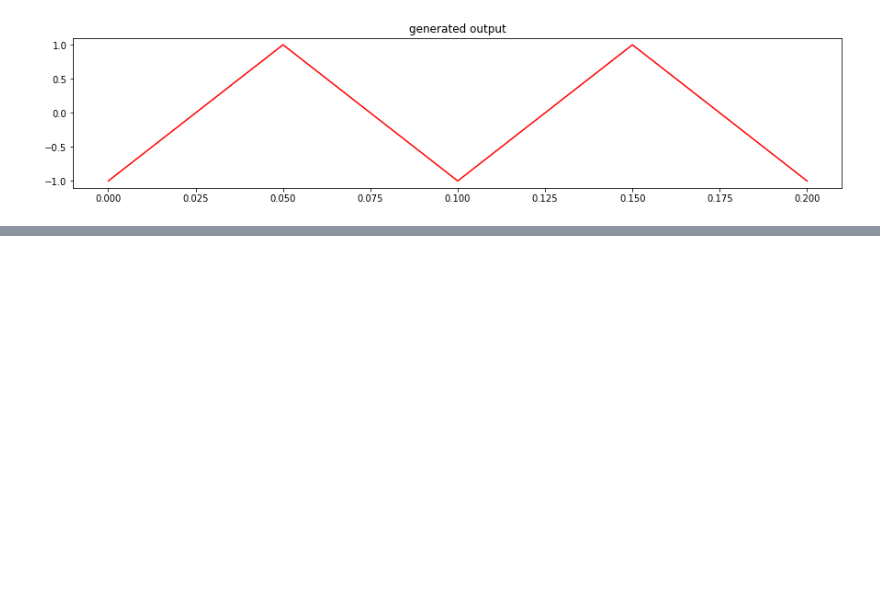
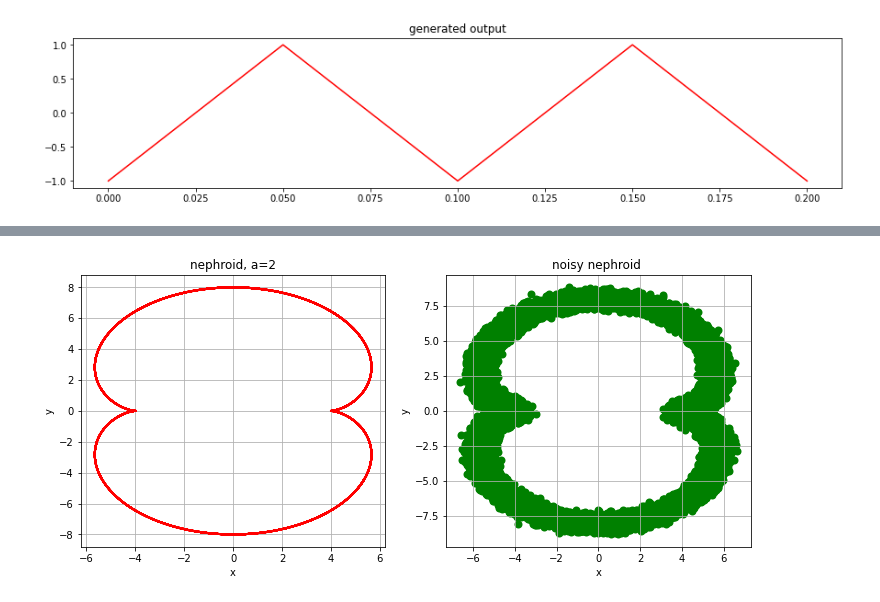
Before and after one commit to Nadiam75/DeepLearning_HW_3, a Jupyter notebook: Q2.ipynb, the cells around one changed output, grey strips where cells are left out. Cells and saved outputs as stored; diff of their text form; code cells hidden in the pictures; blank space fills up the shorter version.

```diff
--- a/Q2.ipynb
+++ b/Q2.ipynb
@@ -505,0 +573,22 @@ Text(0.5, 1.0, 'generated output')
+# %%
+a=2
+x_nephroid = a*(np.cos(3*t)-3*np.cos(t))
+y_nephroid = a*(np.sin(3*t)-3*np.sin(t))
+x_nephroid_noisy , y_nephroid_noisy = make_noisy(x_nephroid) , make_noisy(y_nephroid)
+plt.figure(figsize = figureSize)
+plt.subplot(1,2,1)
+
+plt.plot(x_nephroid,y_nephroid,linewidth=2,color='r')
+plt.xlabel('x')
+plt.ylabel('y')
+plt.title('nephroid, a=2')
+plt.grid()
+
+plt.subplot(1,2,2)
+plt.scatter(x_nephroid_noisy,y_nephroid_noisy,linewidth=2,color='g'  )
+plt.xlabel('x')
+plt.ylabel('y')
+plt.title('noisy nephroid ')
+plt.grid()
+# %% [output]
+[figure, added]
```
Also changed, not shown: parts of 16 cells of this notebook.
